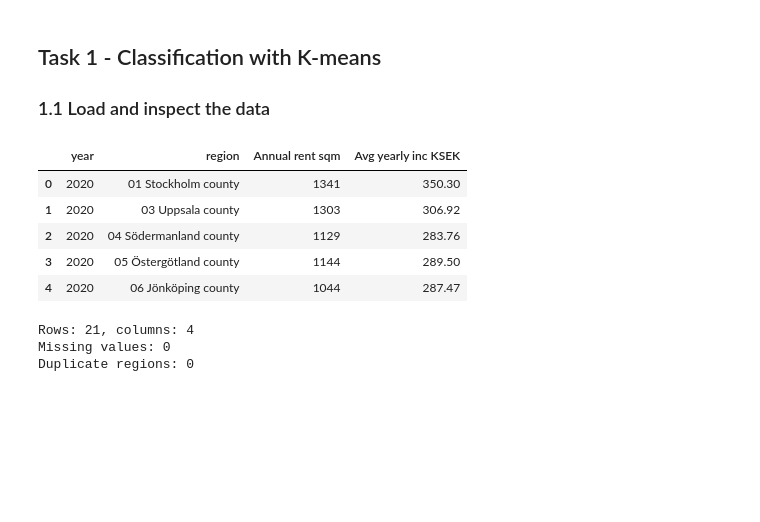
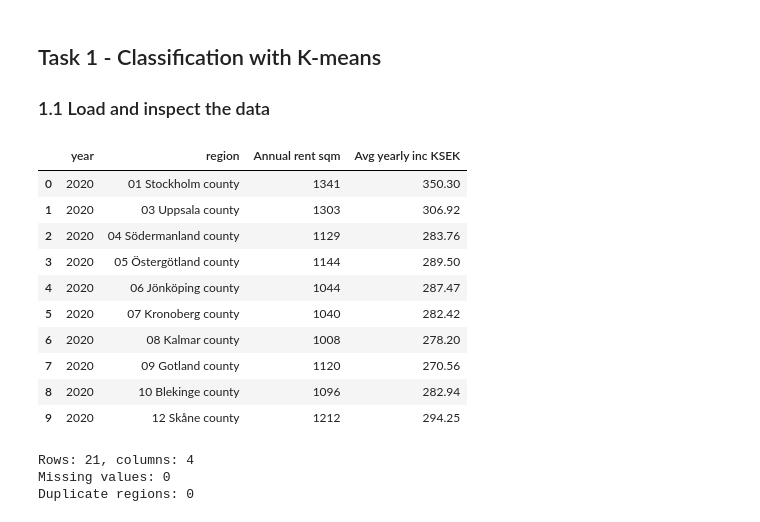
Before and after one commit to hoha666/kmeans-rent-classification, a Jupyter notebook: kmeans_rent_classification.ipynb, the cells around one changed output. Cells and saved outputs as stored; diff of their text form; code cells hidden in the pictures; blank space fills up the shorter version.

```diff
--- a/kmeans_rent_classification.ipynb
+++ b/kmeans_rent_classification.ipynb
@@ -22,14 +22,19 @@ if not DATA_PATH.exists():
 ### 1.1 Load and inspect the data
 # %%
 df = pd.read_csv(DATA_PATH, index_col=0)
-df.head()
+df.head(10)
 # %% [output]
 |  | year | region | Annual rent sqm | Avg yearly inc KSEK |
 | 0 | 2020 | 01 Stockholm county | 1341 | 350.30 |
 | 1 | 2020 | 03 Uppsala county | 1303 | 306.92 |
 | 2 | 2020 | 04 Södermanland county | 1129 | 283.76 |
 | 3 | 2020 | 05 Östergötland county | 1144 | 289.50 |
 | 4 | 2020 | 06 Jönköping county | 1044 | 287.47 |
+| 5 | 2020 | 07 Kronoberg county | 1040 | 282.42 |
+| 6 | 2020 | 08 Kalmar county | 1008 | 278.20 |
+| 7 | 2020 | 09 Gotland county | 1120 | 270.56 |
+| 8 | 2020 | 10 Blekinge county | 1096 | 282.94 |
+| 9 | 2020 | 12 Skåne county | 1212 | 294.25 |
 # %%
 print(f'Rows: {len(df)}, columns: {df.shape[1]}')
 print('Missing values:', int(df.isna().sum().sum()))
```
Also changed, not shown: 2 other files.
